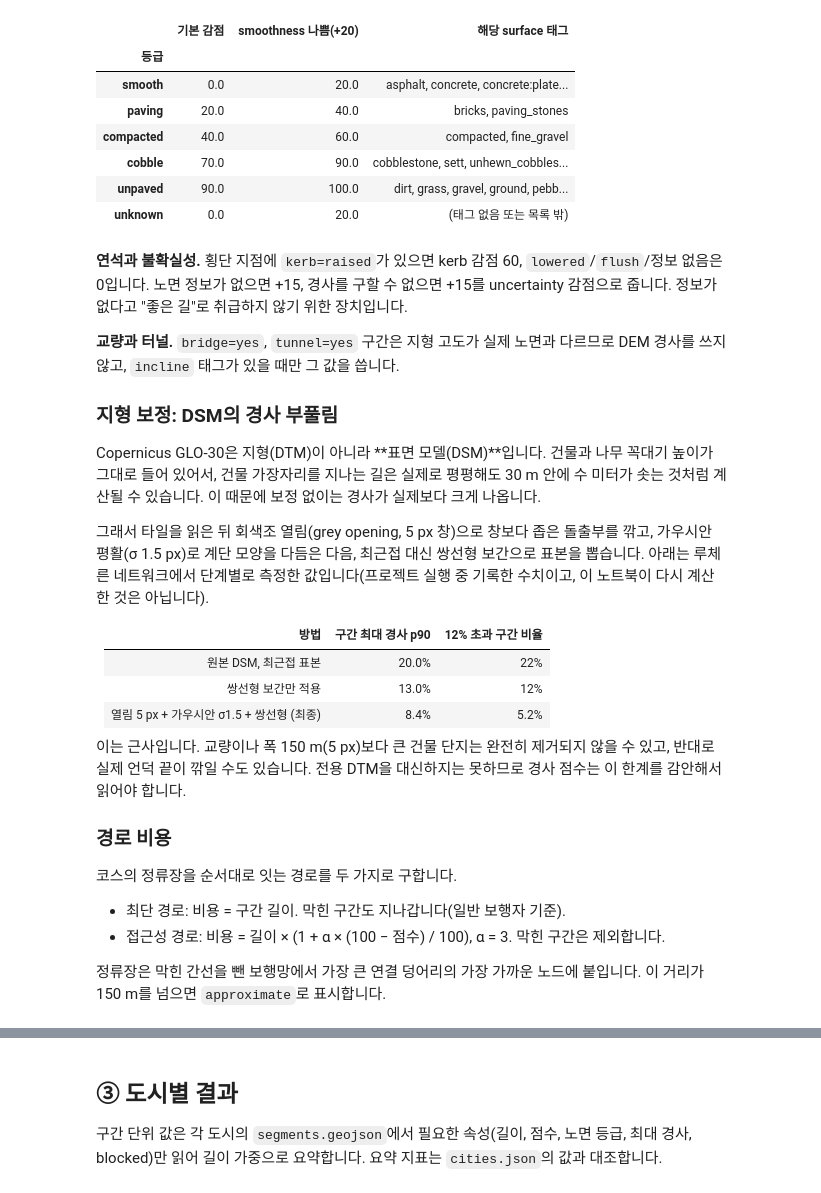
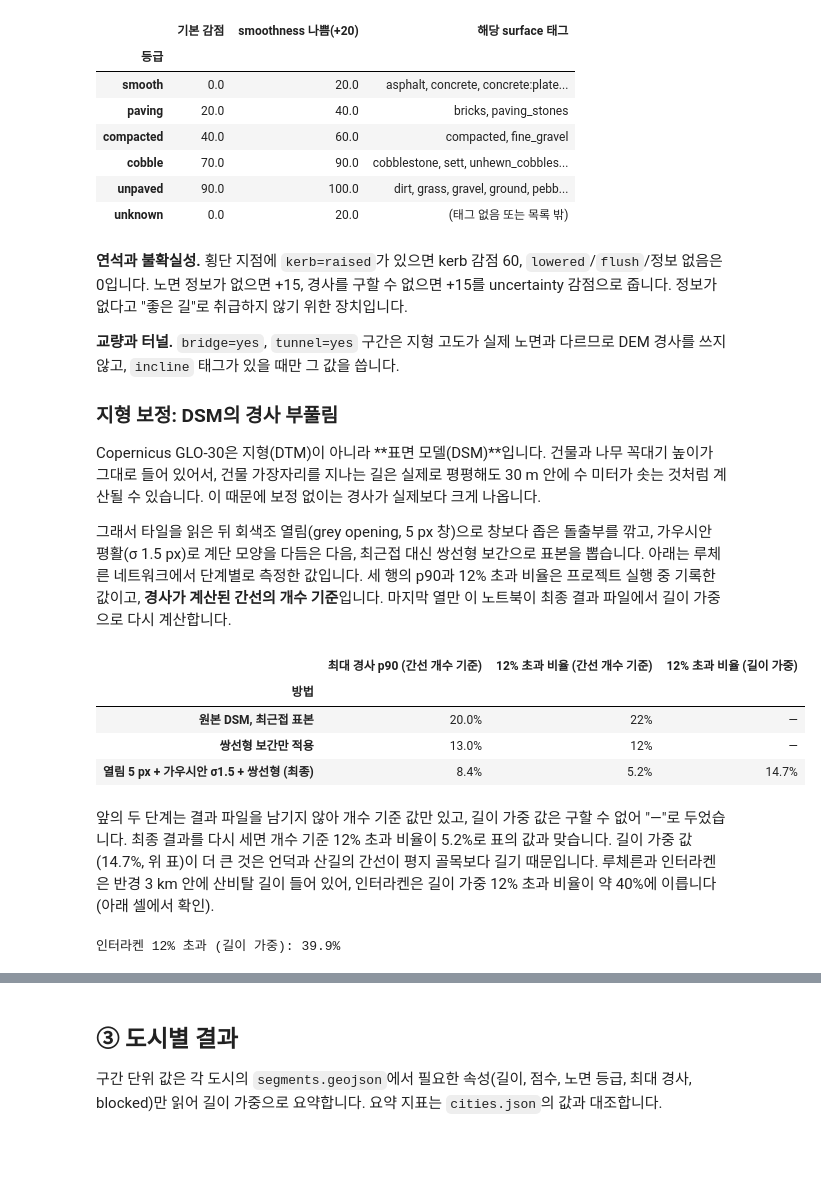
Before and after one commit to Yejineeeee/HappyWheelPlus, a Jupyter notebook: pipeline/notebooks/methodology.ipynb, the cells around one changed output, grey strips where cells are left out. Saved outputs shown, nothing was run; the diff lists cells and outputs as text; code cells hidden in the pictures; blank space fills up the shorter version.

```diff
--- a/pipeline/notebooks/methodology.ipynb
+++ b/pipeline/notebooks/methodology.ipynb
@@ -125,21 +125,32 @@ pd.DataFrame(rows).set_index("등급")
 
 Copernicus GLO-30은 지형(DTM)이 아니라 **표면 모델(DSM)**입니다. 건물과 나무 꼭대기 높이가 그대로 들어 있어서, 건물 가장자리를 지나는 길은 실제로 평평해도 30 m 안에 수 미터가 솟는 것처럼 계산될 수 있습니다. 이 때문에 보정 없이는 경사가 실제보다 크게 나옵니다.
 
-그래서 타일을 읽은 뒤 회색조 열림(grey opening, 5 px 창)으로 창보다 좁은 돌출부를 깎고, 가우시안 평활(σ 1.5 px)로 계단 모양을 다듬은 다음, 최근접 대신 쌍선형 보간으로 표본을 뽑습니다. 아래는 루체른 네트워크에서 단계별로 측정한 값입니다(프로젝트 실행 중 기록한 수치이고, 이 노트북이 다시 계산한 것은 아닙니다).
-
-| 방법 | 구간 최대 경사 p90 | 12% 초과 구간 비율 |
-|---|---|---|
-| 원본 DSM, 최근접 표본 | 20.0% | 22% |
-| 쌍선형 보간만 적용 | 13.0% | 12% |
-| 열림 5 px + 가우시안 σ1.5 + 쌍선형 (최종) | 8.4% | 5.2% |
-
-이는 근사입니다. 교량이나 폭 150 m(5 px)보다 큰 건물 단지는 완전히 제거되지 않을 수 있고, 반대로 실제 언덕 끝이 깎일 수도 있습니다. 전용 DTM을 대신하지는 못하므로 경사 점수는 이 한계를 감안해서 읽어야 합니다.
-
-### 경로 비용
-
-코스의 정류장을 순서대로 잇는 경로를 두 가지로 구합니다.
-
-- 최단 경로: 비용 = 구간 길이. 막힌 구간도 지나갑니다(일반 보행자 기준).
-- 접근성 경로: 비용 = 길이 × (1 + α × (100 − 점수) / 100), α = 3. 막힌 구간은 제외합니다.
-
-정류장은 막힌 간선을 뺀 보행망에서 가장 큰 연결 덩어리의 가장 가까운 노드에 붙입니다. 이 거리가 150 m를 넘으면 `approximate`로 표시합니다.
+그래서 타일을 읽은 뒤 회색조 열림(grey opening, 5 px 창)으로 창보다 좁은 돌출부를 깎고, 가우시안 평활(σ 1.5 px)로 계단 모양을 다듬은 다음, 최근접 대신 쌍선형 보간으로 표본을 뽑습니다. 아래는 루체른 네트워크에서 단계별로 측정한 값입니다. 세 행의 p90과 12% 초과 비율은 프로젝트 실행 중 기록한 값이고, **경사가 계산된 간선의 개수 기준**입니다. 마지막 열만 이 노트북이 최종 결과 파일에서 길이 가중으로 다시 계산합니다.
+# %%
+g = read_json(DATA / "lucerne" / "segments.geojson")
+lu = pd.DataFrame([f["properties"] for f in g["features"]], columns=["len", "grade_max"]).dropna()
+len_share = lu.loc[lu["grade_max"] > 12, "len"].sum() / lu["len"].sum()
+count_share = (lu["grade_max"] > 12).mean()
+del g
+
+pd.DataFrame(
+    [["원본 DSM, 최근접 표본", "20.0%", "22%", "—"],
+     ["쌍선형 보간만 적용", "13.0%", "12%", "—"],
+     ["열림 5 px + 가우시안 σ1.5 + 쌍선형 (최종)", "8.4%", "5.2%", f"{len_share:.1%}"]],
+    columns=["방법", "최대 경사 p90 (간선 개수 기준)", "12% 초과 비율 (간선 개수 기준)", "12% 초과 비율 (길이 가중)"],
+).set_index("방법")
+# %% [output]
+|  | 최대 경사 p90 (간선 개수 기준) | 12% 초과 비율 (간선 개수 기준) | 12% 초과 비율 (길이 가중) |
+| 방법 |  |  |  |
+| 원본 DSM, 최근접 표본 | 20.0% | 22% | — |
+| 쌍선형 보간만 적용 | 13.0% | 12% | — |
+| 열림 5 px + 가우시안 σ1.5 + 쌍선형 (최종) | 8.4% | 5.2% | 14.7% |
+# %% [markdown]
+앞의 두 단계는 결과 파일을 남기지 않아 개수 기준 값만 있고, 길이 가중 값은 구할 수 없어 "—"로 두었습니다. 최종 결과를 다시 세면 개수 기준 12% 초과 비율이 5.2%로 표의 값과 맞습니다. 길이 가중 값(14.7%, 위 표)이 더 큰 것은 언덕과 산길의 간선이 평지 골목보다 길기 때문입니다. 루체른과 인터라켄은 반경 3 km 안에 산비탈 길이 들어 있어, 인터라켄은 길이 가중 12% 초과 비율이 약 40%에 이릅니다(아래 셀에서 확인).
+# %%
+g = read_json(DATA / "interlaken" / "segments.geojson")
+it = pd.DataFrame([f["properties"] for f in g["features"]], columns=["len", "grade_max"]).dropna()
+print(f"인터라켄 12% 초과 (길이 가중): {it.loc[it['grade_max'] > 12, 'len'].sum() / it['len'].sum():.1%}")
+del g
+# %% [output]
+인터라켄 12% 초과 (길이 가중): 39.9%
```
Also changed, not shown: parts of 2 cells of this notebook.
